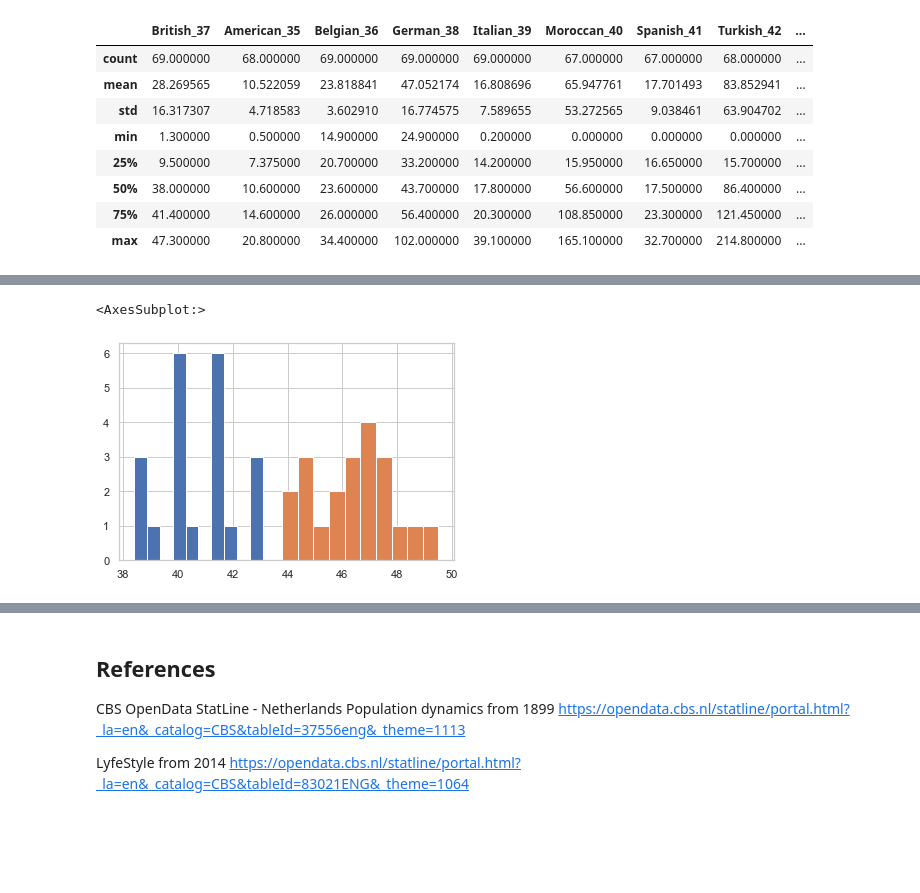
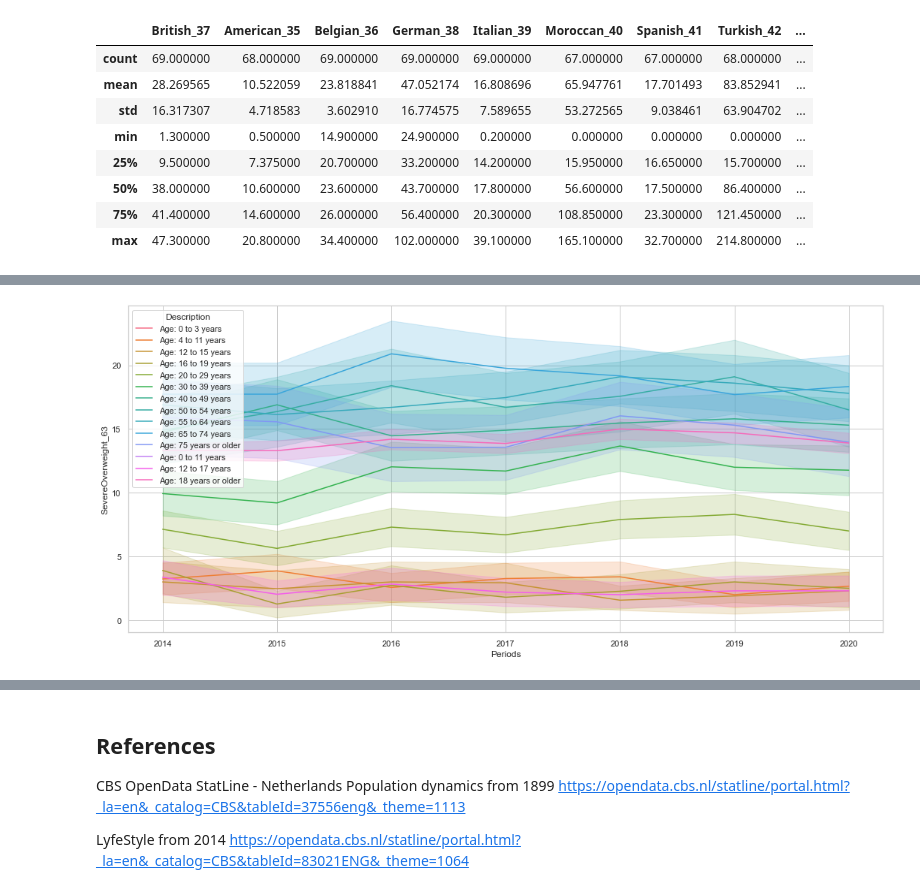
Before and after one commit to ImyPG/Solo-Project, a Jupyter notebook: Netherlands.ipynb, the cells around one changed output, grey strips where cells are left out. Saved outputs shown, nothing was run; the diff lists cells and outputs as text; code cells hidden in the pictures; blank space fills up the shorter version.

```diff
--- a/Netherlands.ipynb
+++ b/Netherlands.ipynb
@@ -295,9 +286,8 @@ sns.histplot(data=LS, x='Overweight_61', hue='Description', multiple="stack")
-# %%
-Obesity_Female = LS[LS['Description']=='Sex: Female']
-Obesity_Male = LS[LS['Description']=='Sex: Male']
-
-Obesity_Female['Overweight_61'].hist()
-Obesity_Male['Overweight_61'].hist()
-# %% [output]
-<AxesSubplot:>
-[figure, removed]
+# %%
+Age_filter = LS['Description'].str.startswith('Age:')
+
+plt.figure(figsize=(18,8))
+
+sns.lineplot(data=LS[Age_filter],x='Periods',y='SevereOverweight_63', hue='Description');
+# %% [output]
+[figure, added]
```
Also changed, not shown: parts of 39 cells of this notebook.
